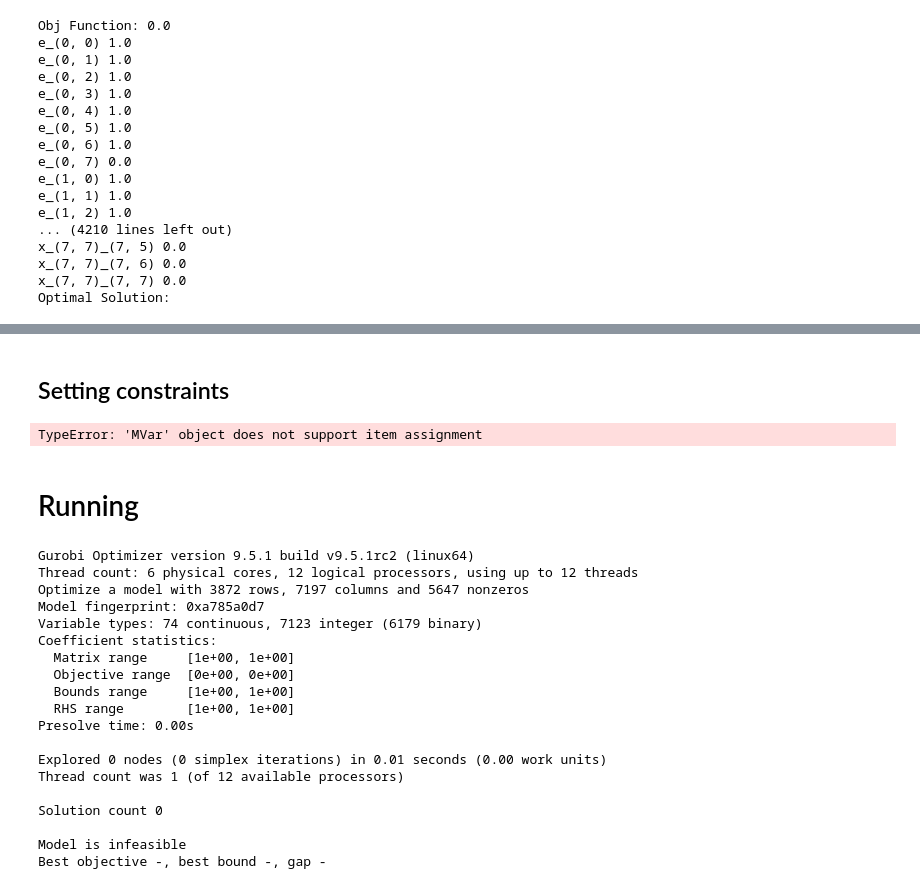
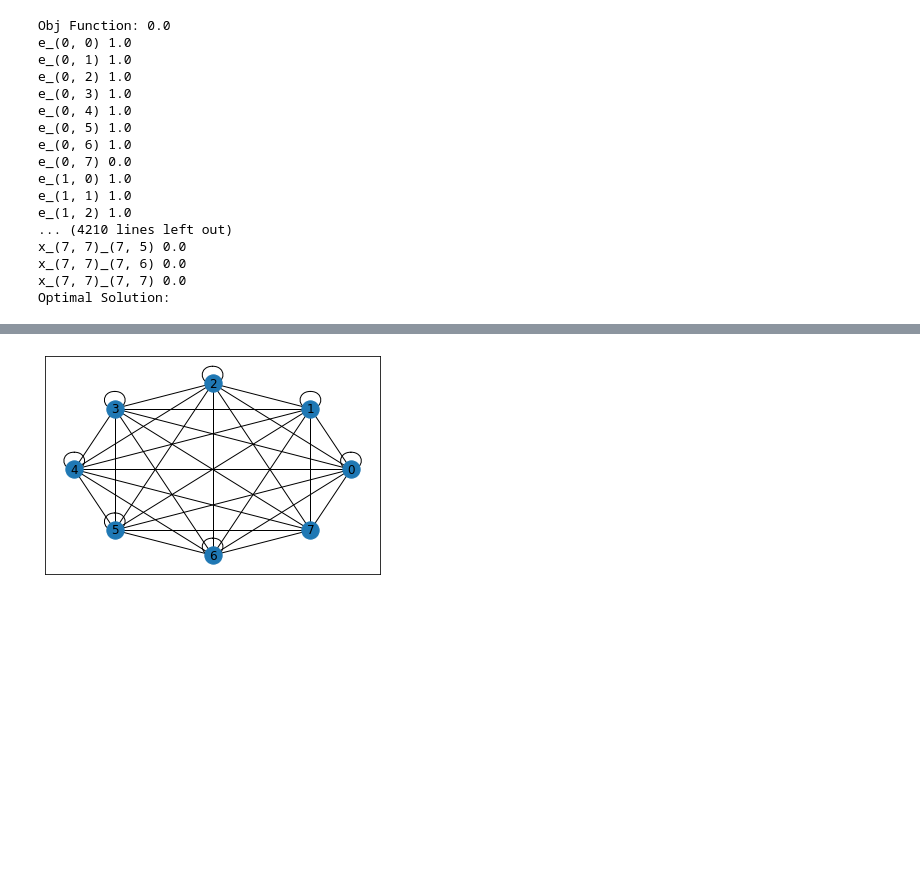
Before and after one commit to inet-tub/demand_aware_chord, a Jupyter notebook: gurobi_optimization.ipynb, the cells around one changed output, grey strips where cells are left out. Saved outputs shown, nothing was run; the diff lists cells and outputs as text; code cells hidden in the pictures; blank space fills up the shorter version.

Commit message:
added graph representation of solution

```diff
--- a/gurobi_optimization.ipynb
+++ b/gurobi_optimization.ipynb
@@ -286,11 +251,9 @@ for i in G.nodes:
 # %%
-eList = e.tolist()
-opt_mod.update()
+G_sol = nx.Graph()
+for i in range(n):
+    G.add_node(i)
+
 for i in G.nodes:
     for j in G.nodes:
-        if A[i,j]==1:
-            eList[i][j] = True
-        else:
-            eList[i][j] = False
-opt_mod.update()
-print(e)
+        if e[i][j].X == 1.0:
+            G.add_edge(i,j)
@@ -301,44 +260,5 @@ opt_mod.setObjective(calc_cost(G,D), GRB.MINIMIZE)
-# %% [markdown]
-## Setting constraints
-# %%
-# Ring
-for i in list(G.nodes):
-    for j in list(G.nodes):
-            e[i,j] = 1
-print(e)
-#opt_mod.addConstr(e[i,j] = 1, name='c4')
-#opt_mod.addConstr(e[len(G.nodes)-1,0] = 1, name='c5')
-
-
-
-# distance constraints
-opt_mod.addConstr(distance >= 1, name='c1')
-opt_mod.addConstr(distance <= (distance[i,k]+distance[k,j]), name='c2')
-
-#opt_mod.addConstr(0 <= y[i,j]_v <= 1, name='c3')
-# %% [output]
-TypeError: 'MVar' object does not support item assignment
-# %% [markdown]
-# Running
-# %%
-opt_mod.optimize()
-# %% [output]
-Gurobi Optimizer version 9.5.1 build v9.5.1rc2 (linux64)
-Thread count: 6 physical cores, 12 logical processors, using up to 12 threads
-Optimize a model with 3872 rows, 7197 columns and 5647 nonzeros
-Model fingerprint: 0xa785a0d7
-Variable types: 74 continuous, 7123 integer (6179 binary)
-Coefficient statistics:
-  Matrix range     [1e+00, 1e+00]
-  Objective range  [0e+00, 0e+00]
-  Bounds range     [1e+00, 1e+00]
-  RHS range        [1e+00, 1e+00]
-Presolve time: 0.00s
-
-Explored 0 nodes (0 simplex iterations) in 0.01 seconds (0.00 work units)
-Thread count was 1 (of 12 available processors)
-
-Solution count 0
-
-Model is infeasible
-Best objective -, best bound -, gap -
+# %%
+pos = nx.circular_layout(G)
+nx.draw_networkx(G,pos=pos,with_labels=True)
+# %% [output]
+[figure, added]
```
Also changed, not shown: parts of 4 cells of this notebook.
